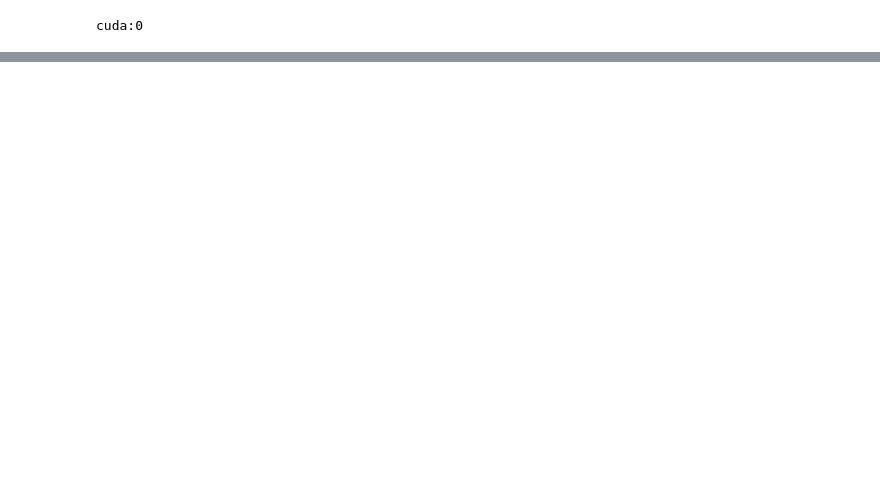
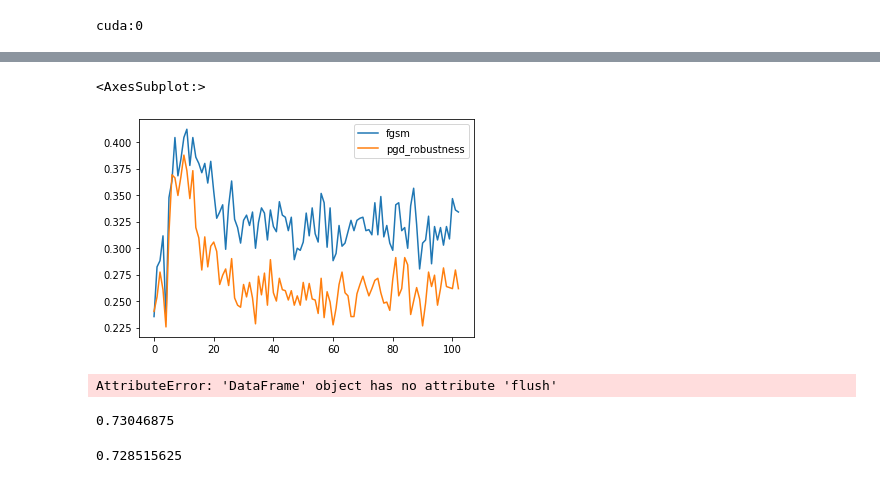
Before and after one commit to FlorianMerkle/pytorch-network-pruning, a Jupyter notebook: experiment-mock-up.ipynb, the cells around one changed output, grey strips where cells are left out. Drawn from its saved outputs; the diff is of its cells as text; code cells hidden in the pictures; blank space fills up the shorter version.

Commit message:
trouble shooting fast training

```diff
--- a/experiment-mock-up.ipynb
+++ b/experiment-mock-up.ipynb
@@ -20,21 +21,42 @@ print(device)
 dtype = torch.float32
 # %% [output]
 cuda:0
+# %%
+def get_gpu_memory_map():
+    result = subprocess.check_output(
+        [
+            'nvidia-smi', '--query-gpu=memory.used',
+            '--format=csv,nounits,noheader'
+        ])
+
+    return float(result)
+def safe_model(PATH, model, description='N/A', loss='N/A',epoch='N/A'):
+    torch.save({
+        'model_state_dict': model.state_dict(),
+        }, PATH)
+    return PATH
 # %%
+print ("Pre Start GPU MEMORY: %s" % get_gpu_memory_map())
 ARCHITECTURE = 'PreActResNet18'
 TRAINING_METHOD = 'fast'
 PRUNING_METHOD = 'unstructured_global_magnitude'
 ratios = [1,2,4,8,16,32,64]
-train_loader, test_loader = load_torchvision_dataset('CIFAR10', data_augmentation=True)
+train_loader, test_loader = load_torchvision_dataset('CIFAR10', data_augmentation=False, batchsize=128)
 EPOCHS = 200
+model = CifarResNet()
+model.to(device)
+#PATH = './experiment-models/unstructured_global_magnitude-fast-1-99.pt'
+#checkpoint = torch.load(PATH)
+#model.load_state_dict(checkpoint['model_state_dict'])
+
 for ratio in ratios:
+    torch.cuda.empty_cache()
     rate = 1-1/ratio
-    model = CifarResNet()
-    model.to(device)
     model.prune_magnitude_global_unstruct(rate, device)
     for epoch in range(EPOCHS):
-        FILENAME = f'{PRUNING_METHOD}-{TRAINING_METHOD}-{ratio}-{epoch}.pt'
-        train_stats = model.fit_fast(train_loader, test_loader , EPOCHS, device, patience=10)
-        optimizer = train_stats['optimizer'][0]
-        safe_model(FILENAME, model, optimizer, description='first try for experiment', loss='N/A',epoch=epoch+1)
+        print (epoch, "GPU MEMORY: %s" % get_gpu_memory_map())
+        FILENAME = f'./experiment-models/{PRUNING_METHOD}-{TRAINING_METHOD}-{ratio}-{epoch}.pt'
+        model.fit_fast(train_loader, test_loader , 1, device, patience=None, evaluate_robustness=False)
+        #optimizer = train_stats['optimizer'][0]
+        safe_model(FILENAME, model, description='first try for experiment', loss='N/A',epoch=epoch+1)
 # %% [output]
@@ -57,0 +81,10 @@ duration: 237 s - train loss: 0.44077 - train accuracy: 84.71 - validation loss:
+# %%
+model.train_stats.plot(y=['fgsm', 'pgd_robustness'])
+# %% [output]
+<AxesSubplot:>
+[figure, added]
+# %%
+PATH = './train_stats'
+torch.save(PATH, model.train_stats)
+# %% [output]
+AttributeError: 'DataFrame' object has no attribute 'flush'
@@ -57,0 +98,12 @@ duration: 237 s - train loss: 0.44077 - train accuracy: 84.71 - validation loss:
+# %%
+model.eval()
+_, success = FGSM(model, test_loader, torch.nn.CrossEntropyLoss(), 8/255, device)
+success
+# %% [output]
+0.73046875
+# %%
+model.eval()
+_, success = PGD(model, test_loader, torch.nn.CrossEntropyLoss(), device)
+success
+# %% [output]
+0.728515625
```
Also changed, not shown: parts of 62 cells of this notebook, 12 other files.
